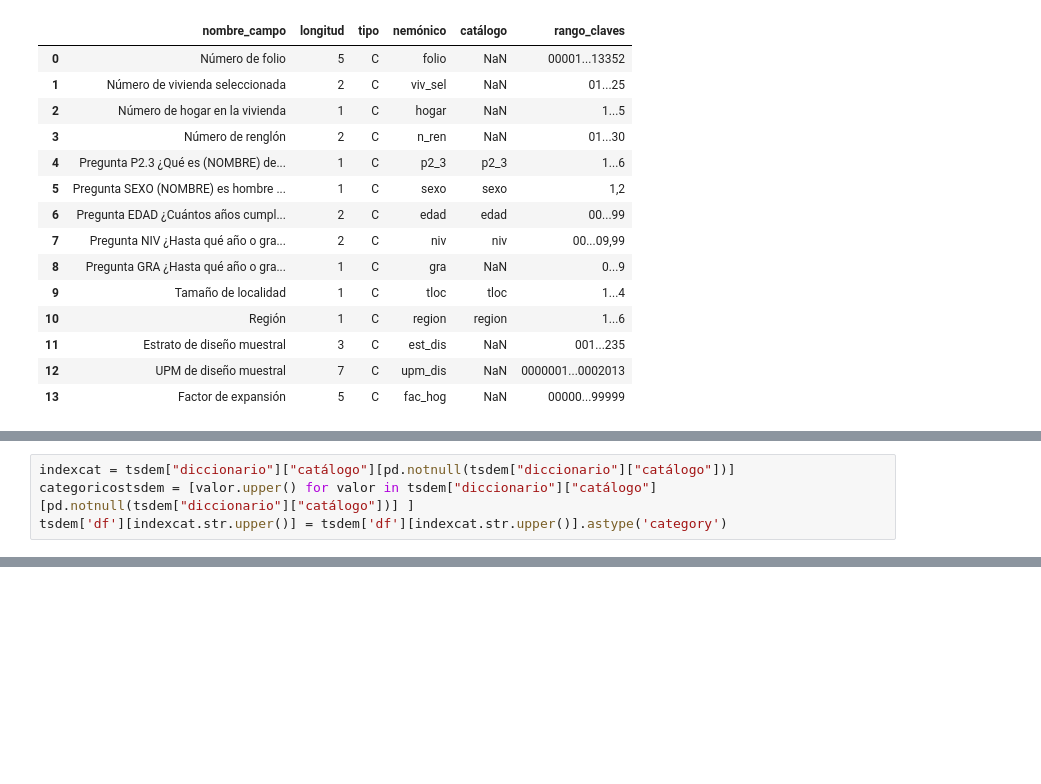
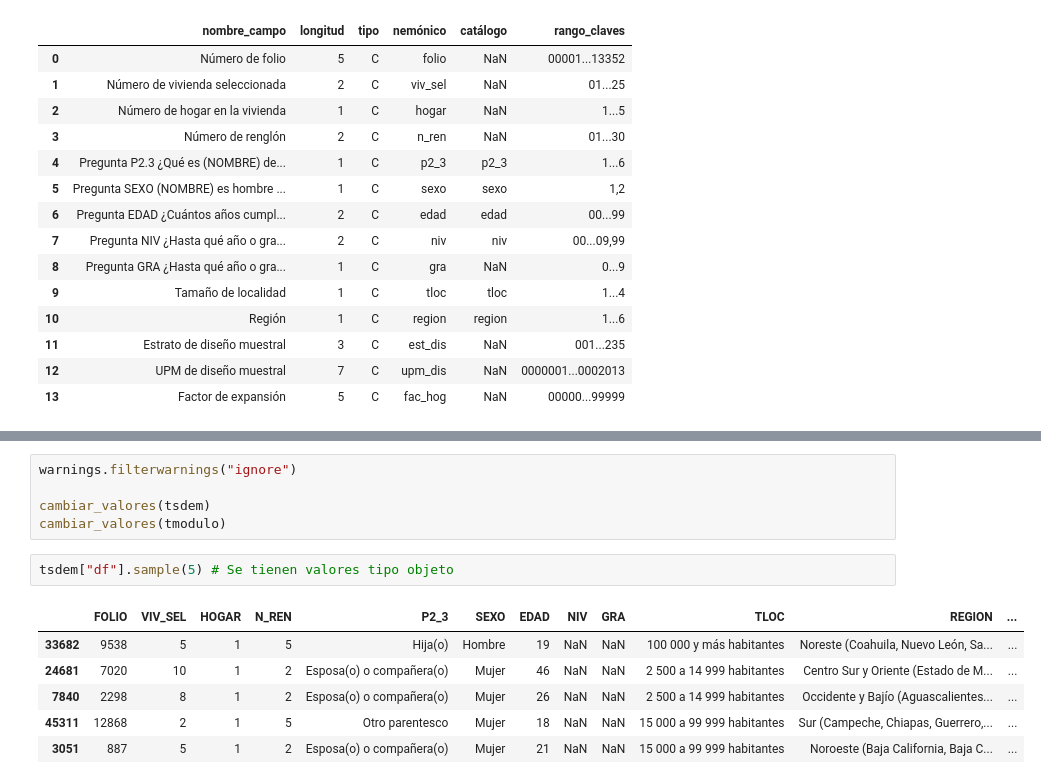
Before and after one commit to luiscarp/Analisis_ENIF, a Jupyter notebook: ENIF.ipynb, the cells around one changed output, grey strips where cells are left out. Drawn from its saved outputs; the diff is of its cells as text; blank space fills up the shorter version.

```diff
--- a/ENIF.ipynb
+++ b/ENIF.ipynb
@@ -325,4 +304,0 @@ Analizando el diccionario, se pueden observar varias variables del tipo categori
-# %%
-indexcat = tsdem["diccionario"]["catálogo"][pd.notnull(tsdem["diccionario"]["catálogo"])]
-categoricostsdem = [valor.upper() for valor in tsdem["diccionario"]["catálogo"][pd.notnull(tsdem["diccionario"]["catálogo"])] ]
-tsdem['df'][indexcat.str.upper()] = tsdem['df'][indexcat.str.upper()].astype('category')
@@ -347,0 +323,14 @@ memory usage: 3.1 MB
+# %%
+warnings.filterwarnings("ignore")
+
+cambiar_valores(tsdem)
+cambiar_valores(tmodulo)
+# %%
+tsdem["df"].sample(5) # Se tienen valores tipo objeto
+# %% [output]
+|  | FOLIO | VIV_SEL | HOGAR | N_REN | P2_3 | SEXO | EDAD | NIV | GRA | TLOC | REGION | ... |
+| 33682 | 9538 | 5 | 1 | 5 | Hija(o) | Hombre | 19 | NaN | NaN | 100 000 y más habitantes | Noreste (Coahuila, Nuevo León, Sa... | ... |
+| 24681 | 7020 | 10 | 1 | 2 | Esposa(o) o compañera(o) | Mujer | 46 | NaN | NaN | 2 500 a 14 999 habitantes | Centro Sur y Oriente (Estado de M... | ... |
+| 7840 | 2298 | 8 | 1 | 2 | Esposa(o) o compañera(o) | Mujer | 26 | NaN | NaN | 2 500 a 14 999 habitantes | Occidente y Bajío (Aguascalientes... | ... |
+| 45311 | 12868 | 2 | 1 | 5 | Otro parentesco | Mujer | 18 | NaN | NaN | 15 000 a 99 999 habitantes | Sur (Campeche, Chiapas, Guerrero,... | ... |
+| 3051 | 887 | 5 | 1 | 2 | Esposa(o) o compañera(o) | Mujer | 21 | NaN | NaN | 15 000 a 99 999 habitantes | Noroeste (Baja California, Baja C... | ... |
```
Also changed, not shown: parts of 30 cells of this notebook, 2 other files.
